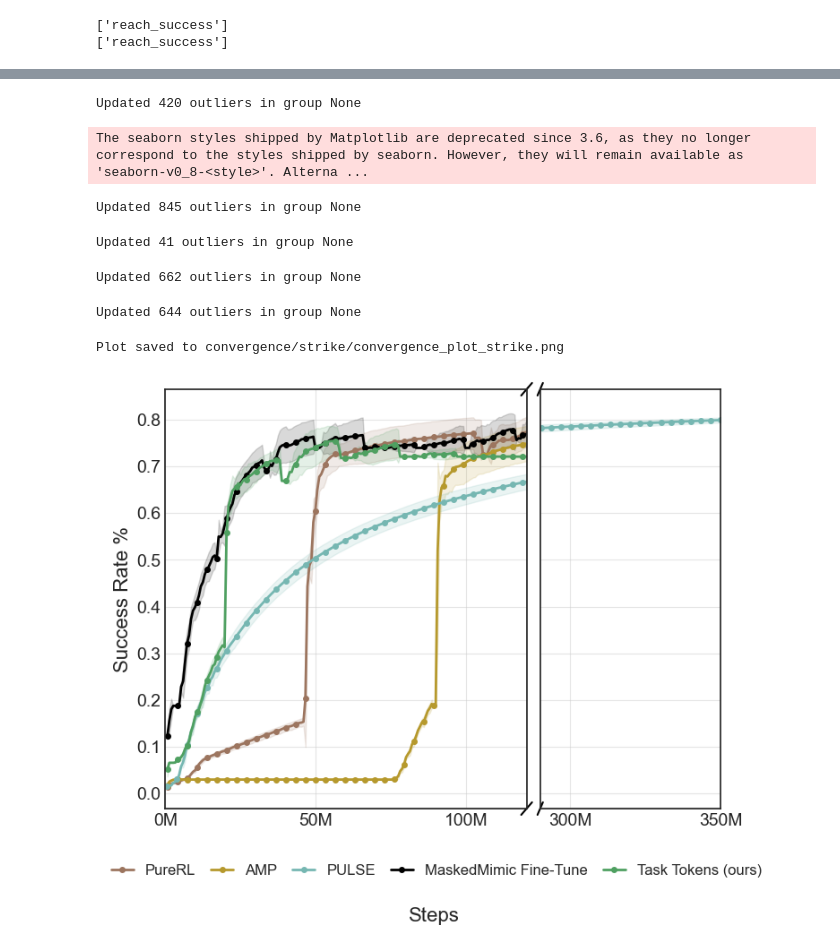
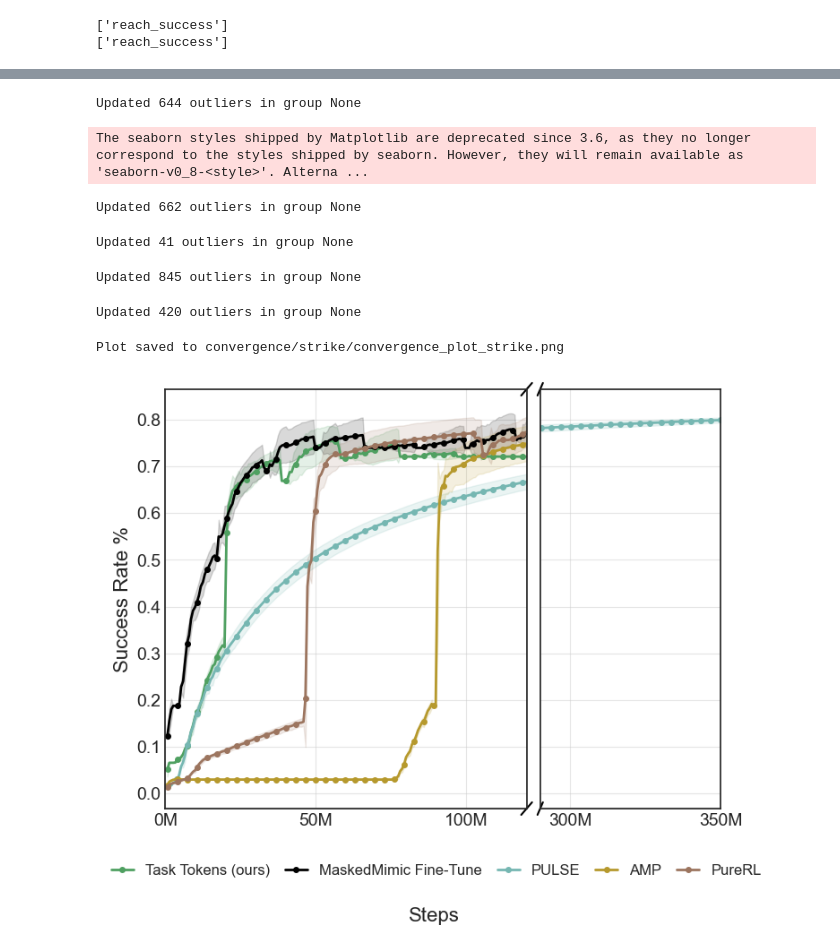
Before and after one commit to rvainshtein/ProtoMotions, a Jupyter notebook: analysis/convergence_plots.ipynb, the cells around one changed output, grey strips where cells are left out. Drawn from its saved outputs; the diff is of its cells as text; code cells hidden in the pictures.

```diff
--- a/analysis/convergence_plots.ipynb
+++ b/analysis/convergence_plots.ipynb
@@ -372,7 +372,7 @@ gap_end = 290_000_000    # 320M
 plot_end = 350_000_000   # 350M
 
 # Plot each algorithm
-for algo_str in reversed(order):
+for algo_str in order:
     smoothed_algo_df = smooth_algo_rewards(df_plot, algo_str,
                                          x_col='frames',
                                          y_col='Reach Success',
@@ -411,13 +411,16 @@ for algo_str in reversed(order):
                         color=color, alpha=0.15)  # Lighter shading
 
 # Update colors to exactly match the legend colors
-color_discrete_map = {
-    'Task Tokens (ours)': '#4FA061',          # Forest/sage green
-    'Task Tokens (ours) + J.C.': '#E15759',   # Coral red
-    'PULSE': '#76B7B2',                       # Turquoise blue
-    'AMP': '#B6992D',                         # Olive yellow
-    'PureRL': '#9C755F'                       # Brown
-}
+# color_discrete_map = {
+#     'Task Tokens (ours)': '#4FA061',          # Forest/sage green
+#     'Task Tokens (ours) + J.C.': '#E15759',   # Coral red
+#     'PULSE': '#76B7B2',                       # Turquoise blue
+#     'AMP': '#B6992D',                         # Olive yellow
+#     'PureRL': '#9C755F'                       # Brown
+# }
+color_discrete_map = {algo_pretty_names[algo]: px.colors.qualitative.Set2[i % len(px.colors.qualitative.Set2)] for
+                      i, algo in
+                      enumerate(order)}
 
 # Set axis limits
 ax1.set_xlim(x_min, gap_start)
@@ -454,35 +457,35 @@ ax2.set_xticks([300_000_000, 350_000_000])  # Only show 320M and 350M
 ax1.set_xticks([0, 50_000_000, 100_000_000])  # Show 0M, 40M, 80M, 120M
 
 # Add common x-label
 fig.text(0.5, -0.1, 'Steps', ha='center', va='center', fontsize=16)
 
 leg = ax1.legend(loc='upper center',
                 bbox_to_anchor=(0.75, -0.1),  # Adjust x position to 1.1 to center across both subplots
                 ncol=6,
                 frameon=False,
                 handlelength=1.5,
                 columnspacing=1.0)
 
 # You might need to adjust the bottom margin to make room for the legend
 plt.subplots_adjust(wspace=0.05, bottom=0.1)  # Increased bottom margin
 
 # Save figure
 os.makedirs(output_dir, exist_ok=True)
 output_path = f"{output_dir}/convergence_plot_{env_name}.png"
 plt.savefig(output_path,
             dpi=300,
             bbox_inches='tight',
             facecolor='white',
             edgecolor='none')
 print(f"Plot saved to {output_path}")
 
 plt.show()
 # %% [output]
-Updated 420 outliers in group None
+Updated 644 outliers in group None
 The seaborn styles shipped by Matplotlib are deprecated since 3.6, as they no longer correspond to the styles shipped by seaborn. However, they will remain available as 'seaborn-v0_8-<style>'. Alterna ...
-Updated 845 outliers in group None
+Updated 662 outliers in group None
 Updated 41 outliers in group None
-Updated 662 outliers in group None
+Updated 845 outliers in group None
-Updated 644 outliers in group None
+Updated 420 outliers in group None
 Plot saved to convergence/strike/convergence_plot_strike.png
-[figure, old version]
+[figure, new version]
```
